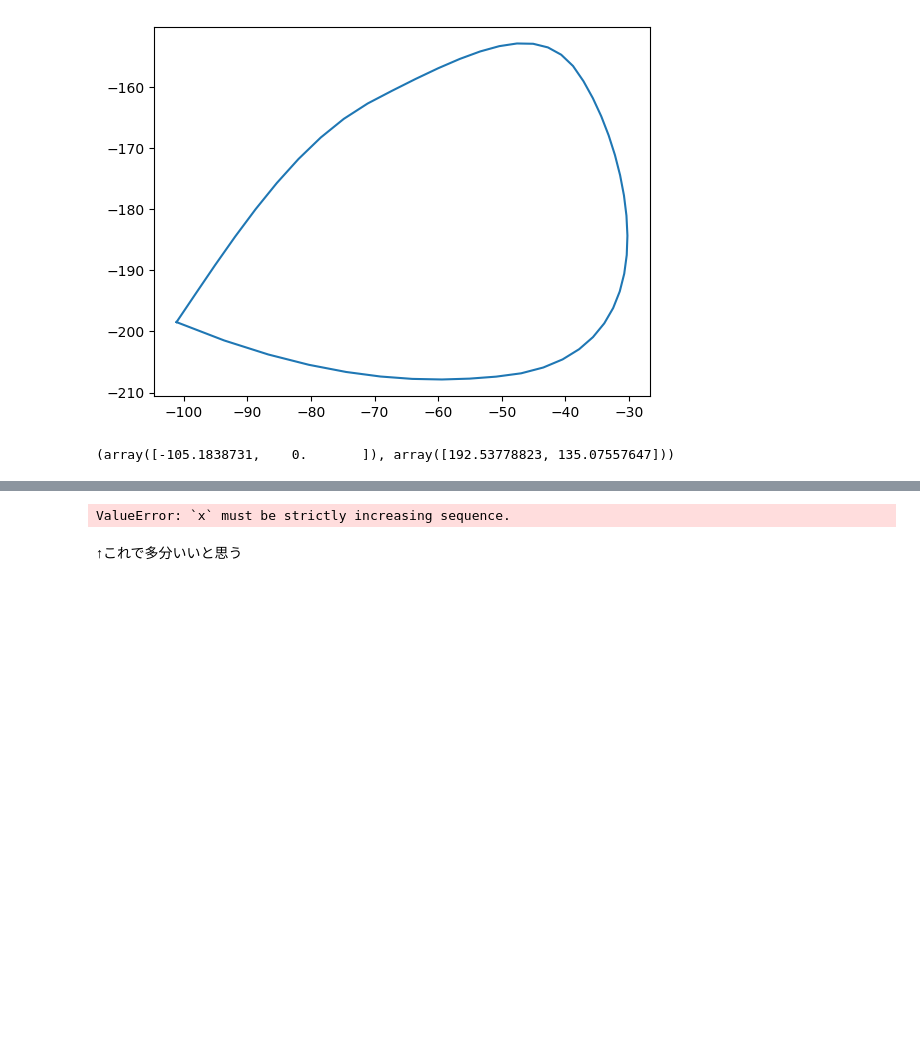
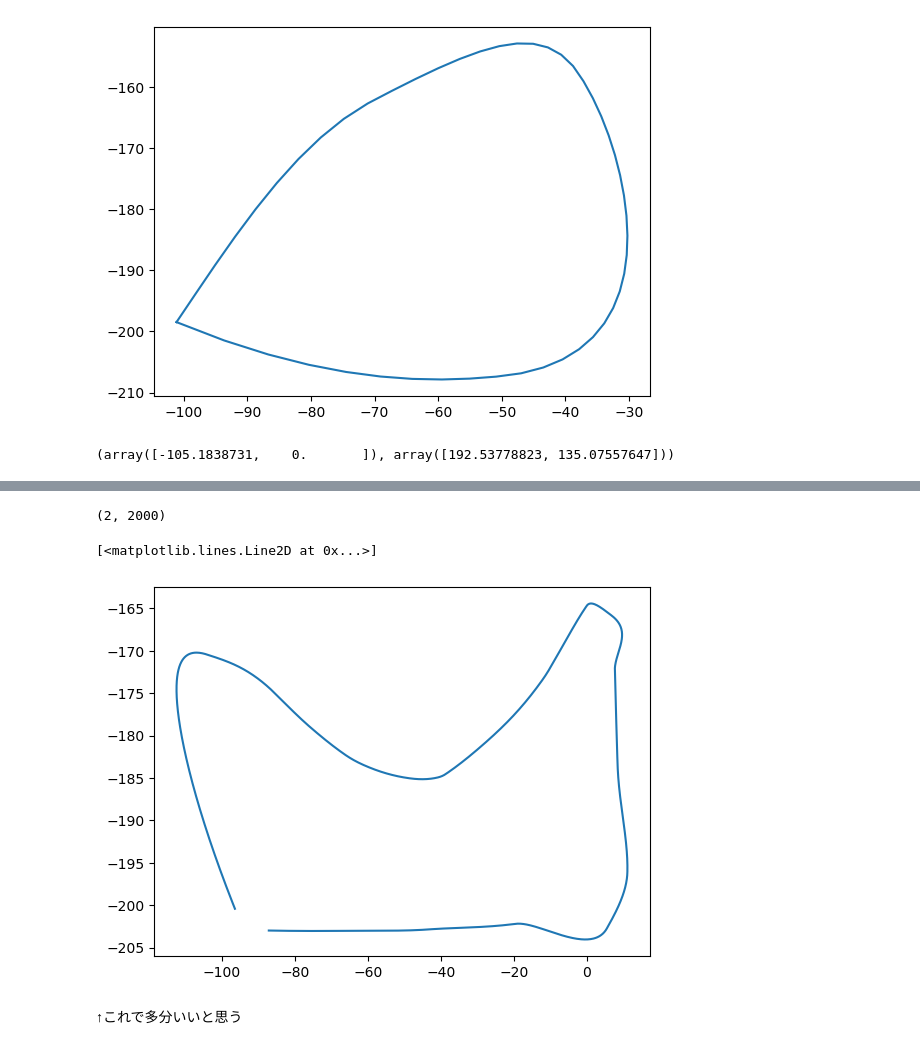
Before and after one commit to hatofly/jishupuro_code, a Jupyter notebook: scripts/traj_sandbox.ipynb, the cells around one changed output, grey strips where cells are left out. Saved outputs shown, nothing was run; the diff lists cells and outputs as text; code cells hidden in the pictures; blank space fills up the shorter version.

```diff
--- a/scripts/traj_sandbox.ipynb
+++ b/scripts/traj_sandbox.ipynb
@@ -132,11 +140,11 @@ plt.plot(points[0],-points[1])
 # %%
-f0 = np.vectorize(interpolate.Akima1DInterpolator(traj2[:,2],traj2[:,0]))
-f1 = np.vectorize(interpolate.Akima1DInterpolator(traj2[:,2],traj2[:,1]))
 timeline = np.linspace(traj2[0,2],traj2[-1,2],2000)
 points_smooth = np.array(point(f0(timeline),f1(timeline)))
 print(points_smooth.shape)
 plt.plot(points_smooth[0],-points_smooth[1])
 # %% [output]
-ValueError: `x` must be strictly increasing sequence.
+(2, 2000)
+[<matplotlib.lines.Line2D at 0x...>]
+[figure, added]
 # %% [markdown]
 ↑これで多分いいと思う
```
Also changed, not shown: parts of 4 cells of this notebook, 1 other file.
